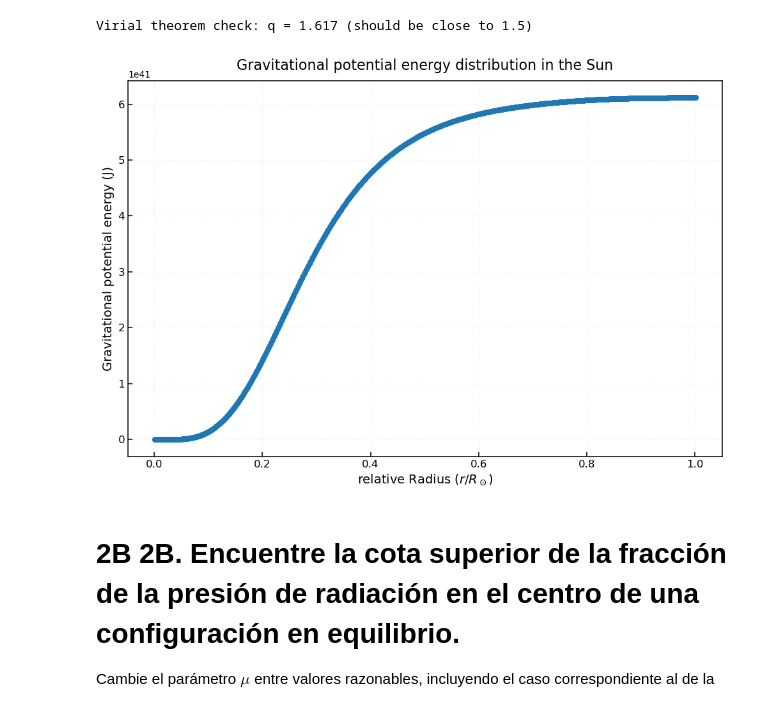
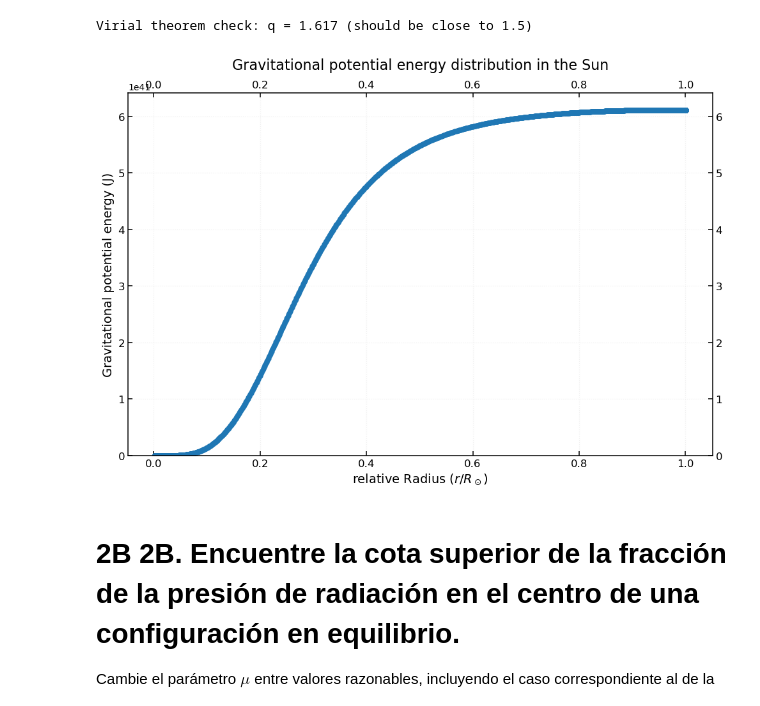
Before and after one commit to thomatrixting/solar_esturcture_modeling, a Jupyter notebook: main.ipynb, the cells around one changed output. Saved outputs shown, nothing was run; the diff lists cells and outputs as text; code cells hidden in the pictures.

```diff
--- a/main.ipynb
+++ b/main.ipynb
@@ -125,20 +131,21 @@ Virial theorem check: q = 1.617 (should be close to 1.5)
 # %%
 from utilities.ploting import plot_data
 
 data = df.loc[1:][['r/R', 'Omega_absolute']].copy()
 data['Omega_absolute'] = data['Omega_absolute'].apply(lambda x: x.value)
 
 plot_data(
     data, 'r/R', 'Omega_absolute' ,
     labels=['Gravitational potential energy enclosed within radius r'],
     xlabel=r'relative Radius ($r/R_\odot$)',
     ylabel='Gravitational potential energy (J)',
     title='Gravitational potential energy distribution in the Sun',
     show_legend = False,
-    negative_values = True
+    negative_values = False,
+    mirror_axes=True
 );
 # %% [output]
-[figure, old version]
+[figure, new version]
 # %% [markdown]
 # 2B 2B. Encuentre la cota superior de la fracción de la presión de radiación en el centro de una configuración en equilibrio.
 Cambie el parámetro $\mu$ entre valores razonables, incluyendo el caso correspondiente al de la atmósfera solar pero asumiendo el gas totalmente ionizado. Realice un gráfico de $1-\beta_{\star}$ para diversos valores de $M_{\star}/M_{\odot}$ por cada valor del parámetro $\mu$. El corte "0.5" corresponde cuando se igualan las presiones del gas con la de la radiación. ¿Por qué es el límite máximo en el interior estelar? (justificar). Vea las diapositivas de "Teoremas del Equilibrio", proposición 7.
```
Also changed, not shown: parts of 5 cells of this notebook, 2 other files.
